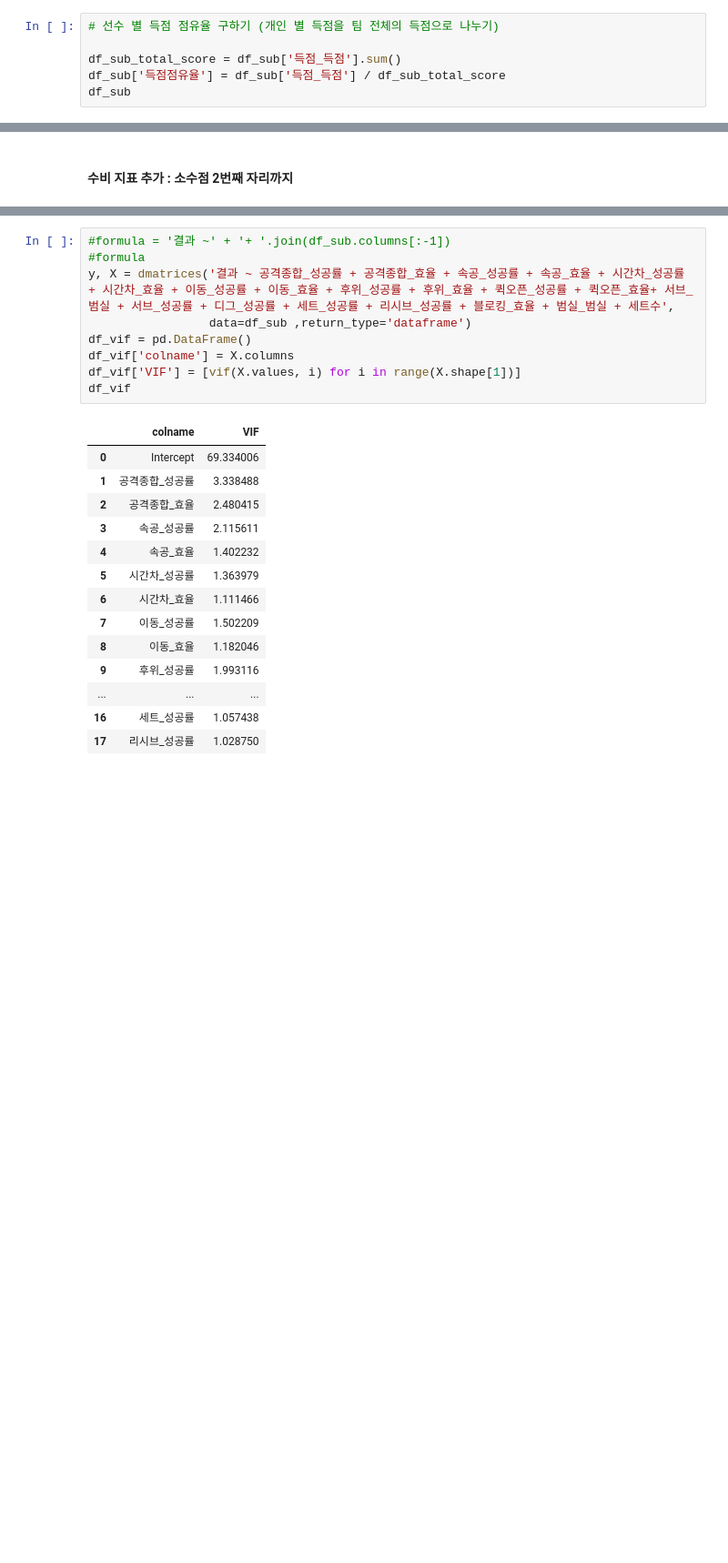
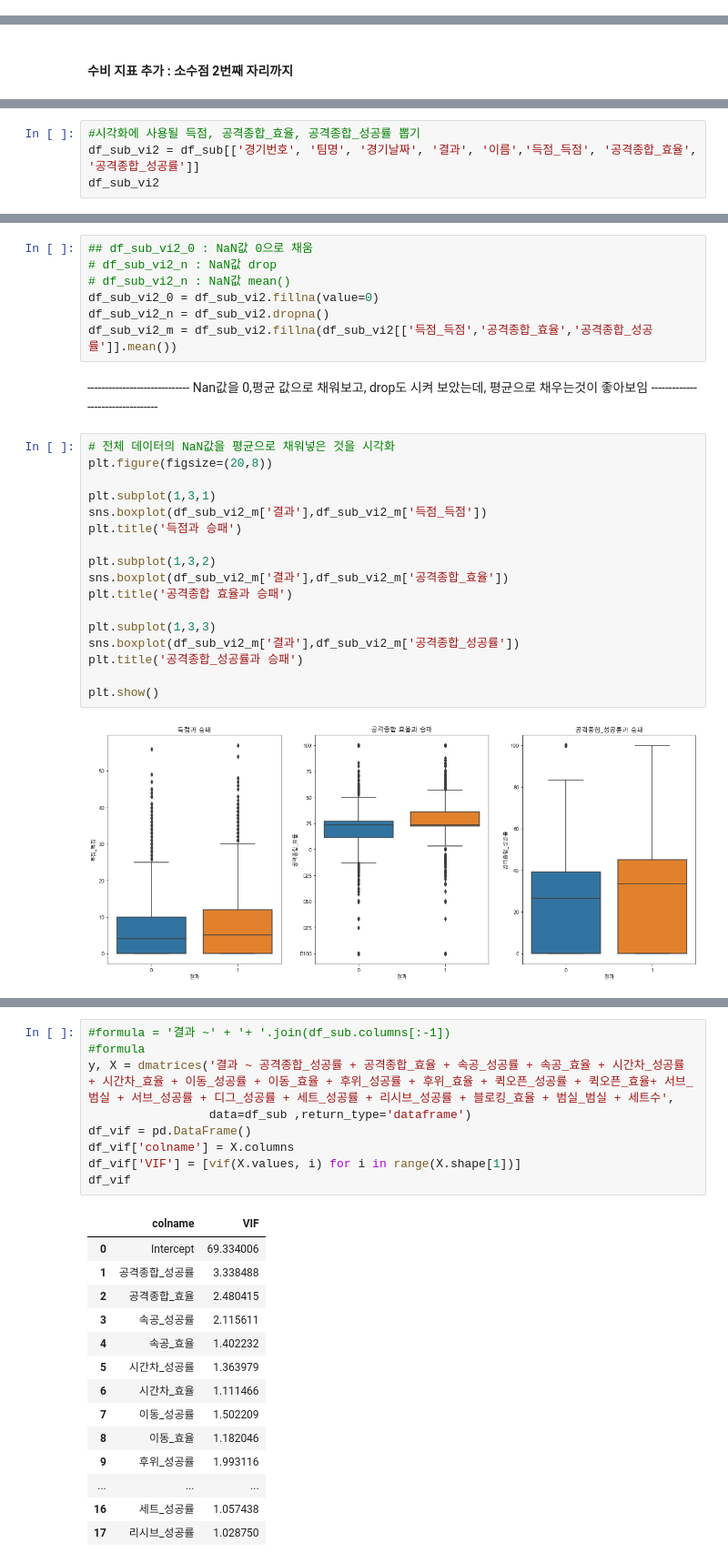
Before and after one commit to KB-IT-s-your-life/02_-, a Jupyter notebook: 02_ML_Project.ipynb, the cells around one changed output, grey strips where cells are left out. Shown at 91% size. Drawn from its saved outputs; the diff is of its cells as text; blank space fills up the shorter version.

```diff
--- a/02_ML_Project.ipynb
+++ b/02_ML_Project.ipynb
@@ -209,9 +209,3 @@ df_sub
 | 10991 | 474 | KGC인삼공사 | 2022-02-28 | 0 | 하효림 | 1 | 0 | 0 | 0 | 0 | ... | ... |
 | 10996 | 474 | KGC인삼공사 | 2022-02-28 | 0 | 채선아 | 0 | 0 | 0 | 0 | 0 | ... | ... |
 8116 rows × 82 columns
-# %%
-# 선수 별 득점 점유율 구하기 (개인 별 득점을 팀 전체의 득점으로 나누기)
-
-df_sub_total_score = df_sub['득점_득점'].sum()
-df_sub['득점점유율'] = df_sub['득점_득점'] / df_sub_total_score
-df_sub
@@ -396,0 +387,4 @@ df_sub
+# %%
+#시각화에 사용될 득점, 공격종합_효율, 공격종합_성공률 뽑기
+df_sub_vi2 = df_sub[['경기번호', '팀명', '경기날짜', '결과', '이름','득점_득점', '공격종합_효율', '공격종합_성공률']]
+df_sub_vi2
@@ -396,0 +405,28 @@ df_sub
+# %%
+## df_sub_vi2_0 : NaN값 0으로 채움
+# df_sub_vi2_n : NaN값 drop
+# df_sub_vi2_n : NaN값 mean()
+df_sub_vi2_0 = df_sub_vi2.fillna(value=0)
+df_sub_vi2_n = df_sub_vi2.dropna()
+df_sub_vi2_m = df_sub_vi2.fillna(df_sub_vi2[['득점_득점','공격종합_효율','공격종합_성공률']].mean())
+# %% [markdown]
+----------------------------- Nan값을 0,평균 값으로 채워보고, drop도 시켜 보았는데, 평균으로 채우는것이 좋아보임 ---------------------------------
+# %%
+# 전체 데이터의 NaN값을 평균으로 채워넣은 것을 시각화
+plt.figure(figsize=(20,8))
+
+plt.subplot(1,3,1)
+sns.boxplot(df_sub_vi2_m['결과'],df_sub_vi2_m['득점_득점'])
+plt.title('득점과 승패')
+
+plt.subplot(1,3,2)
+sns.boxplot(df_sub_vi2_m['결과'],df_sub_vi2_m['공격종합_효율'])
+plt.title('공격종합 효율과 승패')
+
+plt.subplot(1,3,3)
+sns.boxplot(df_sub_vi2_m['결과'],df_sub_vi2_m['공격종합_성공률'])
+plt.title('공격종합_성공률과 승패')
+
+plt.show()
+# %% [output]
+[figure, added]
```
Also changed, not shown: parts of 68 cells of this notebook.
